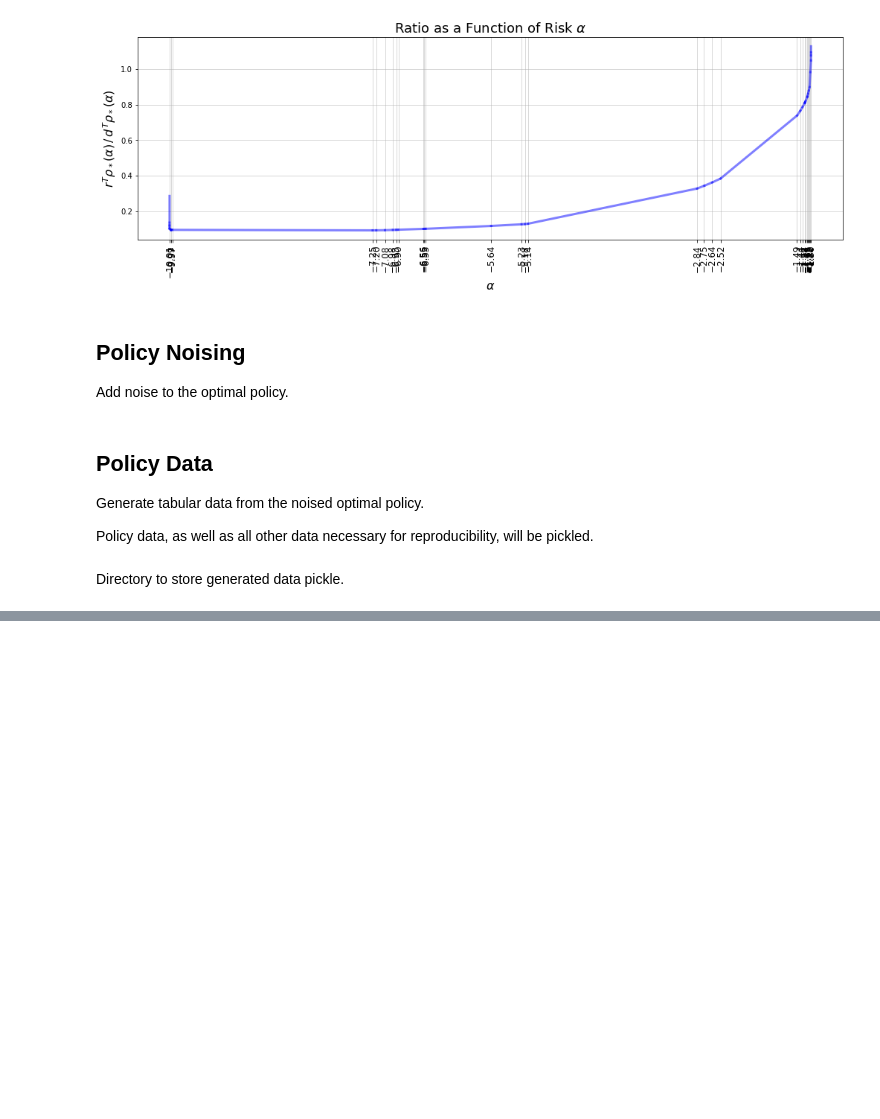
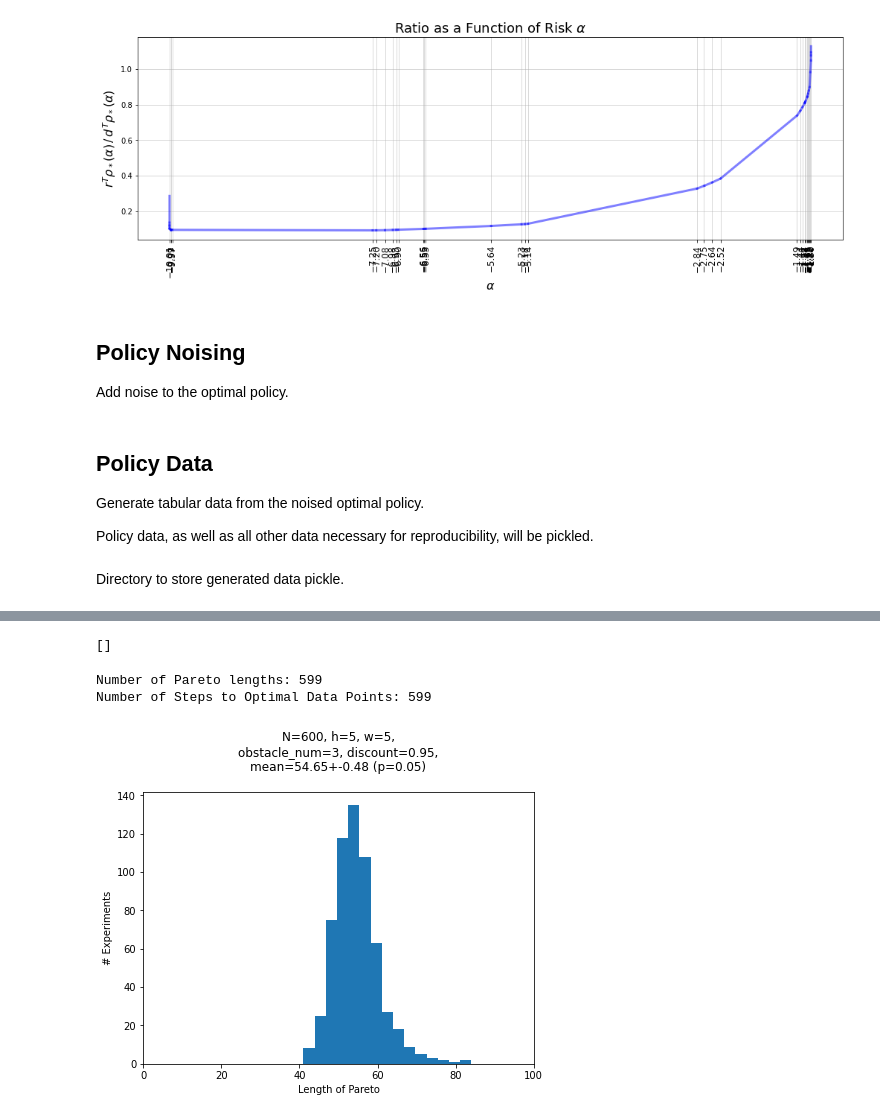
Before and after one commit to IBM/IBM-Extended-Markov-Ratio-Decision-Process, a Jupyter notebook: notebooks/grid_world_data.ipynb, the cells around one changed output, grey strips where cells are left out. Drawn from its saved outputs; the diff is of its cells as text; code cells hidden in the pictures; blank space fills up the shorter version.

```diff
--- a/notebooks/grid_world_data.ipynb
+++ b/notebooks/grid_world_data.ipynb
@@ -429,0 +459,2 @@ plot_ratio(risks_old, rewards_old, atol=2, figsize=(17,5))
+# %%
+idxs = [list(pair.keys())[0] for pair in data_pairs]
@@ -429,0 +489,4 @@ plot_ratio(risks_old, rewards_old, atol=2, figsize=(17,5))
+# %%
+not_identical_idxs
+# %% [output]
+[]
@@ -429,0 +503,47 @@ plot_ratio(risks_old, rewards_old, atol=2, figsize=(17,5))
+# %%
+steps_to_optimal = []
+
+for data_new in datas_new:
+
+    rewards = data_new['pareto_rewards']
+    risks = data_new['pareto_risks']
+
+    if len(rewards)==len(risks):
+
+        argmin=0
+        for i, (re, ri) in enumerate(zip(rewards, risks)):
+            argmin = i if (re)/(ri) < rewards[argmin]/risks[argmin] else argmin
+
+        steps_to_optimal.append(argmin+1)
+# %%
+print('Number of Pareto lengths:',len(pareto_lengths))
+print('Number of Steps to Optimal Data Points:',len(steps_to_optimal))
+# %% [output]
+Number of Pareto lengths: 599
+Number of Steps to Optimal Data Points: 599
+# %%
+import matplotlib.pyplot as plt
+import scipy.stats as st
+
+bins = 15
+pval = 0.05
+samples = np.array(pareto_lengths)
+
+plt.figure(figsize=(7,5))
+
+ci = st.norm.interval(alpha=1-pval,loc=np.mean(samples),scale=st.sem(samples))
+average = samples.mean()
+
+title = 'N={}, h={}, w={},\nobstacle_num={}, discount={},\nmean={:.2f}+-{:.2f} (p={})\n'.format(
+    len(steps_to_optimal)+1,
+    m,n,obstacle_num,discount,
+    average,(ci[1]-ci[0])/2,pval
+)
+
+plt.hist(samples,bins=bins)
+plt.xlim(0,100)
+plt.title(title)
+plt.xlabel('Length of Pareto')
+plt.ylabel('# Experiments');
+# %% [output]
+[figure, added]
```
Also changed, not shown: parts of 70 cells of this notebook, 3 other files.
